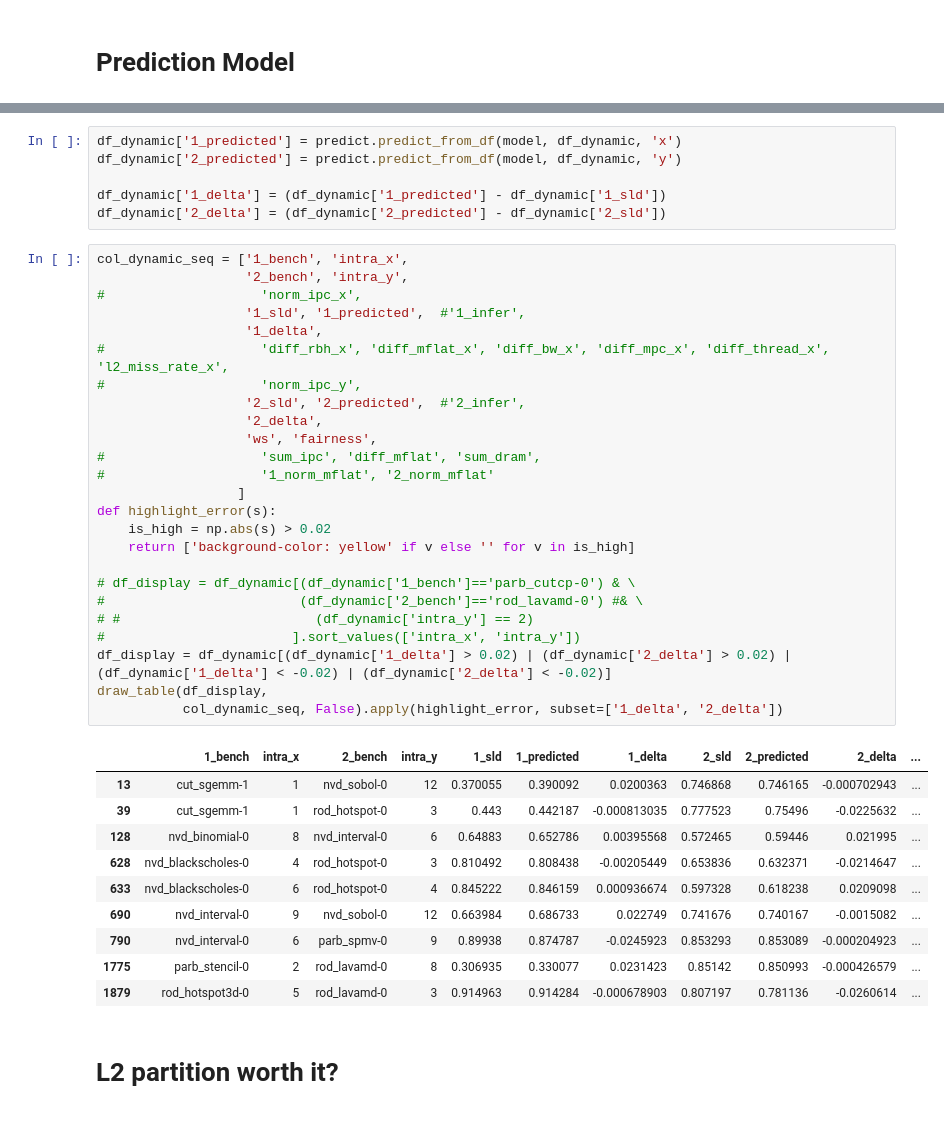
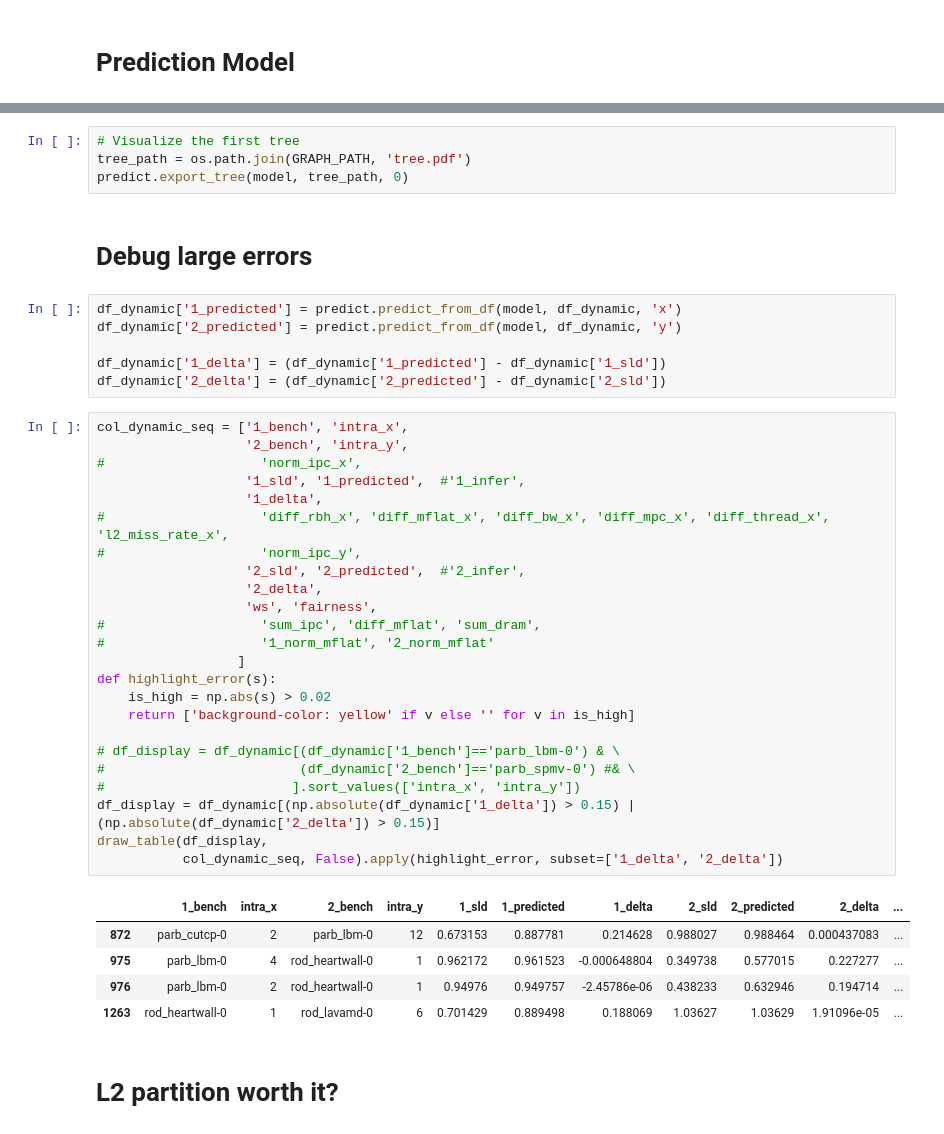
Before and after one commit to UofT-EcoSystem/GPU-Virtualization-Benchmarks, a Jupyter notebook: util/data/notebooks/View_Pairs_Dynamic.ipynb, the cells around one changed output, grey strips where cells are left out. Drawn from its saved outputs; the diff is of its cells as text.

```diff
--- a/util/data/notebooks/View_Pairs_Dynamic.ipynb
+++ b/util/data/notebooks/View_Pairs_Dynamic.ipynb
@@ -130,3 +129,9 @@ draw_table(df_dynamic_show, col_dynamic_show, False).format({'avg_dram_bw_x':'{:
+# %%
+# Visualize the first tree
+tree_path = os.path.join(GRAPH_PATH, 'tree.pdf')
+predict.export_tree(model, tree_path, 0)
+# %% [markdown]
+# Debug large errors
 # %%
 df_dynamic['1_predicted'] = predict.predict_from_df(model, df_dynamic, 'x')
 df_dynamic['2_predicted'] = predict.predict_from_df(model, df_dynamic, 'y')
@@ -136,39 +141,33 @@ df_dynamic['2_delta'] = (df_dynamic['2_predicted'] - df_dynamic['2_sld'])
 # %%
 col_dynamic_seq = ['1_bench', 'intra_x',
                    '2_bench', 'intra_y',
 #                    'norm_ipc_x',
                    '1_sld', '1_predicted',  #'1_infer',
                    '1_delta',
 #                    'diff_rbh_x', 'diff_mflat_x', 'diff_bw_x', 'diff_mpc_x', 'diff_thread_x', 'l2_miss_rate_x',
 #                    'norm_ipc_y',
                    '2_sld', '2_predicted',  #'2_infer',
                    '2_delta',
                    'ws', 'fairness',
 #                    'sum_ipc', 'diff_mflat', 'sum_dram',
 #                    '1_norm_mflat', '2_norm_mflat'
                   ]
 def highlight_error(s):
     is_high = np.abs(s) > 0.02
     return ['background-color: yellow' if v else '' for v in is_high]
 
-# df_display = df_dynamic[(df_dynamic['1_bench']=='parb_cutcp-0') & \
-#                         (df_dynamic['2_bench']=='rod_lavamd-0') #& \
-# #                         (df_dynamic['intra_y'] == 2)
+# df_display = df_dynamic[(df_dynamic['1_bench']=='parb_lbm-0') & \
+#                         (df_dynamic['2_bench']=='parb_spmv-0') #& \
 #                        ].sort_values(['intra_x', 'intra_y'])
-df_display = df_dynamic[(df_dynamic['1_delta'] > 0.02) | (df_dynamic['2_delta'] > 0.02) | (df_dynamic['1_delta'] < -0.02) | (df_dynamic['2_delta'] < -0.02)]
+df_display = df_dynamic[(np.absolute(df_dynamic['1_delta']) > 0.15) | (np.absolute(df_dynamic['2_delta']) > 0.15)]
 draw_table(df_display,
            col_dynamic_seq, False).apply(highlight_error, subset=['1_delta', '2_delta'])
 # %% [output]
 |  | 1_bench | intra_x | 2_bench | intra_y | 1_sld | 1_predicted | 1_delta | 2_sld | 2_predicted | 2_delta | ... |
-| 13 | cut_sgemm-1 | 1 | nvd_sobol-0 | 12 | 0.370055 | 0.390092 | 0.0200363 | 0.746868 | 0.746165 | -0.000702943 | ... |
-| 39 | cut_sgemm-1 | 1 | rod_hotspot-0 | 3 | 0.443 | 0.442187 | -0.000813035 | 0.777523 | 0.75496 | -0.0225632 | ... |
-| 128 | nvd_binomial-0 | 8 | nvd_interval-0 | 6 | 0.64883 | 0.652786 | 0.00395568 | 0.572465 | 0.59446 | 0.021995 | ... |
-| 628 | nvd_blackscholes-0 | 4 | rod_hotspot-0 | 3 | 0.810492 | 0.808438 | -0.00205449 | 0.653836 | 0.632371 | -0.0214647 | ... |
-| 633 | nvd_blackscholes-0 | 6 | rod_hotspot-0 | 4 | 0.845222 | 0.846159 | 0.000936674 | 0.597328 | 0.618238 | 0.0209098 | ... |
-| 690 | nvd_interval-0 | 9 | nvd_sobol-0 | 12 | 0.663984 | 0.686733 | 0.022749 | 0.741676 | 0.740167 | -0.0015082 | ... |
-| 790 | nvd_interval-0 | 6 | parb_spmv-0 | 9 | 0.89938 | 0.874787 | -0.0245923 | 0.853293 | 0.853089 | -0.000204923 | ... |
-| 1775 | parb_stencil-0 | 2 | rod_lavamd-0 | 8 | 0.306935 | 0.330077 | 0.0231423 | 0.85142 | 0.850993 | -0.000426579 | ... |
-| 1879 | rod_hotspot3d-0 | 5 | rod_lavamd-0 | 3 | 0.914963 | 0.914284 | -0.000678903 | 0.807197 | 0.781136 | -0.0260614 | ... |
+| 872 | parb_cutcp-0 | 2 | parb_lbm-0 | 12 | 0.673153 | 0.887781 | 0.214628 | 0.988027 | 0.988464 | 0.000437083 | ... |
+| 975 | parb_lbm-0 | 4 | rod_heartwall-0 | 1 | 0.962172 | 0.961523 | -0.000648804 | 0.349738 | 0.577015 | 0.227277 | ... |
+| 976 | parb_lbm-0 | 2 | rod_heartwall-0 | 1 | 0.94976 | 0.949757 | -2.45786e-06 | 0.438233 | 0.632946 | 0.194714 | ... |
+| 1263 | rod_heartwall-0 | 1 | rod_lavamd-0 | 6 | 0.701429 | 0.889498 | 0.188069 | 1.03627 | 1.03629 | 1.91096e-05 | ... |
 # %% [markdown]
 # L2 partition worth it?
 # %%
```
Also changed, not shown: parts of 12 cells of this notebook, 2 other files.
